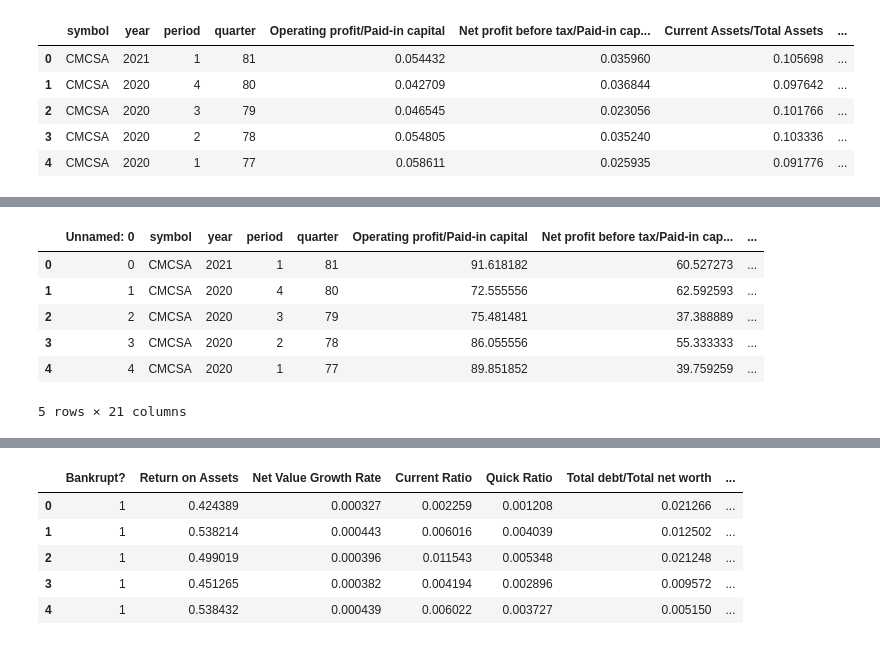
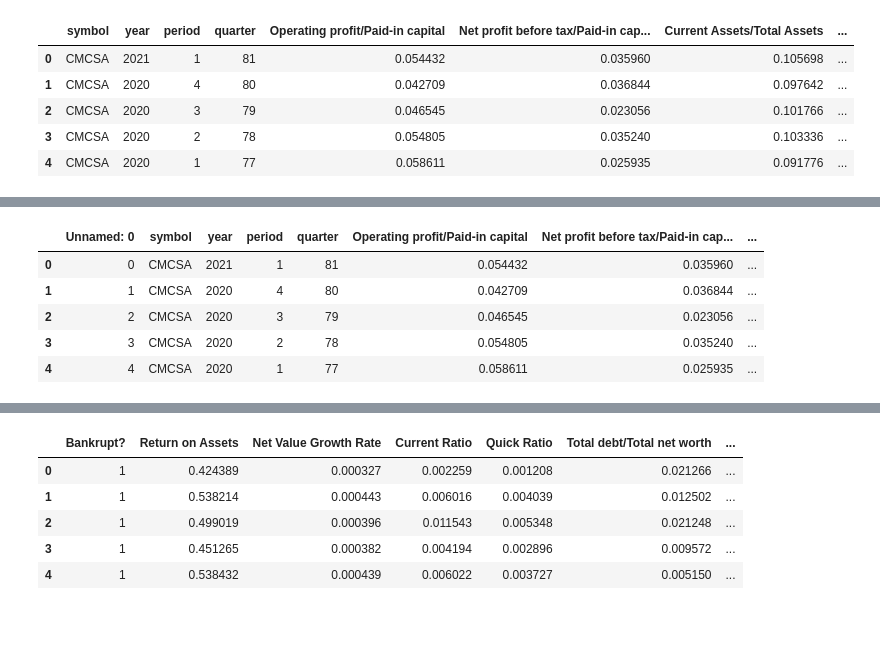
Before and after one commit to tommy200401/Monitus, a Jupyter notebook: tw.ipynb, the cells around one changed output, grey strips where cells are left out. Drawn from its saved outputs; the diff is of its cells as text; code cells hidden in the pictures.

```diff
--- a/tw.ipynb
+++ b/tw.ipynb
@@ -162,11 +169,10 @@ us_tw.to_csv('data/us_bankruptcy.csv')
 # %%
-us_tw=pd.read_csv('data/us_bankruptcy.csv')
+us_tw=pd.read_csv('data/us_bankruptcy_noinf.csv')
 us_tw.head()
 # %% [output]
 |  | Unnamed: 0 | symbol | year | period | quarter | Operating profit/Paid-in capital | Net profit before tax/Paid-in cap... | ... |
-| 0 | 0 | CMCSA | 2021 | 1 | 81 | 91.618182 | 60.527273 | ... |
-| 1 | 1 | CMCSA | 2020 | 4 | 80 | 72.555556 | 62.592593 | ... |
-| 2 | 2 | CMCSA | 2020 | 3 | 79 | 75.481481 | 37.388889 | ... |
-| 3 | 3 | CMCSA | 2020 | 2 | 78 | 86.055556 | 55.333333 | ... |
-| 4 | 4 | CMCSA | 2020 | 1 | 77 | 89.851852 | 39.759259 | ... |
+| 0 | 0 | CMCSA | 2021 | 1 | 81 | 0.054432 | 0.035960 | ... |
+| 1 | 1 | CMCSA | 2020 | 4 | 80 | 0.042709 | 0.036844 | ... |
+| 2 | 2 | CMCSA | 2020 | 3 | 79 | 0.046545 | 0.023056 | ... |
+| 3 | 3 | CMCSA | 2020 | 2 | 78 | 0.054805 | 0.035240 | ... |
+| 4 | 4 | CMCSA | 2020 | 1 | 77 | 0.058611 | 0.025935 | ... |
-5 rows × 21 columns
```
Also changed, not shown: parts of 14 cells of this notebook, 5 other files.
